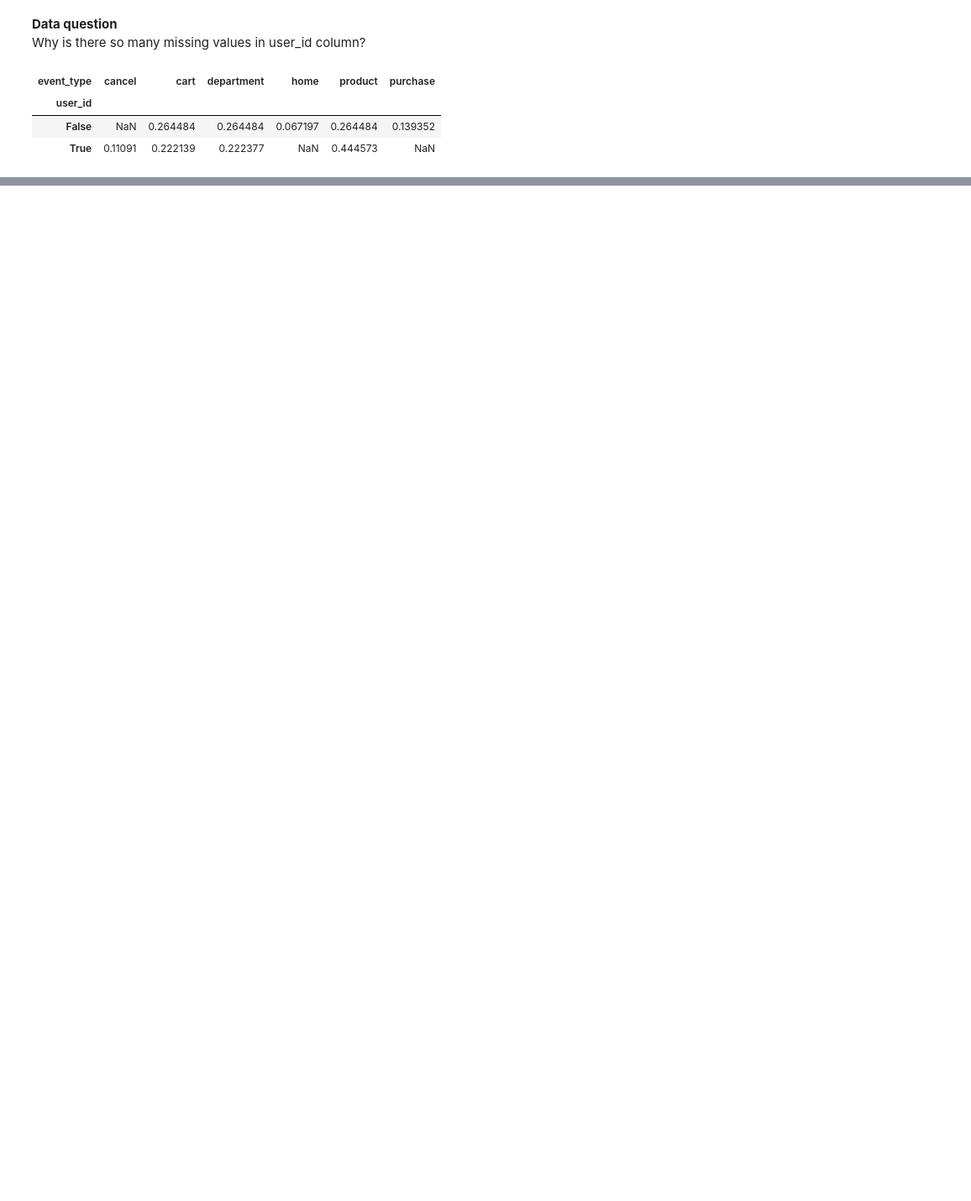
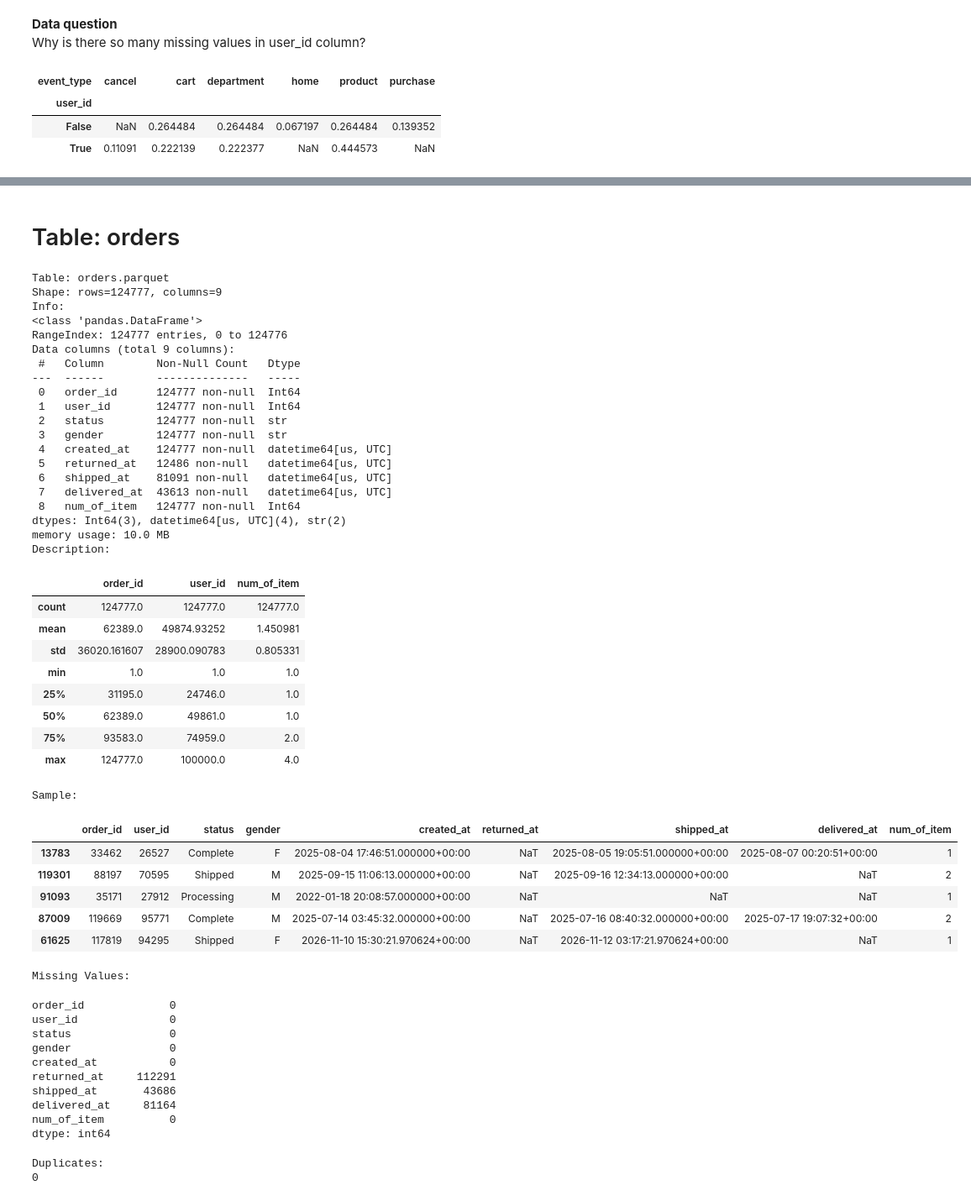
Before and after one commit to karo-liter/thelook_project, a Jupyter notebook: 2_overview_clean_load.ipynb, the cells around one changed output, grey strips where cells are left out. Shown at 84% size. Drawn from its saved outputs; the diff is of its cells as text; code cells hidden in the pictures; blank space fills up the shorter version.

```diff
--- a/2_overview_clean_load.ipynb
+++ b/2_overview_clean_load.ipynb
@@ -241,0 +461,67 @@ Next Business Questions
+# %% [markdown]
+# Table: orders
+# %%
+# orders table overview
+df = pd.read_parquet("raw_data/orders.parquet")
+print(f"Table: orders.parquet")
+print(f"Shape: rows={df.shape[0]}, columns={df.shape[1]}")
+print("Info:")
+df.info()
+print("Description:")
+display(df.describe())
+print("Sample:")
+display(df.sample(5))
+print("Missing Values:")
+display(df.isna().sum())
+print("Duplicates:")
+print(df.duplicated().sum())
+# %% [output]
+Table: orders.parquet
+Shape: rows=124777, columns=9
+Info:
+<class 'pandas.DataFrame'>
+RangeIndex: 124777 entries, 0 to 124776
+Data columns (total 9 columns):
+ #   Column        Non-Null Count   Dtype
+---  ------        --------------   -----
+ 0   order_id      124777 non-null  Int64
+ 1   user_id       124777 non-null  Int64
+ 2   status        124777 non-null  str
+ 3   gender        124777 non-null  str
+ 4   created_at    124777 non-null  datetime64[us, UTC]
+ 5   returned_at   12486 non-null   datetime64[us, UTC]
+ 6   shipped_at    81091 non-null   datetime64[us, UTC]
+ 7   delivered_at  43613 non-null   datetime64[us, UTC]
+ 8   num_of_item   124777 non-null  Int64
+dtypes: Int64(3), datetime64[us, UTC](4), str(2)
+memory usage: 10.0 MB
+Description:
+|  | order_id | user_id | num_of_item |
+| count | 124777.0 | 124777.0 | 124777.0 |
+| mean | 62389.0 | 49874.93252 | 1.450981 |
+| std | 36020.161607 | 28900.090783 | 0.805331 |
+| min | 1.0 | 1.0 | 1.0 |
+| 25% | 31195.0 | 24746.0 | 1.0 |
+| 50% | 62389.0 | 49861.0 | 1.0 |
+| 75% | 93583.0 | 74959.0 | 2.0 |
+| max | 124777.0 | 100000.0 | 4.0 |
+Sample:
+|  | order_id | user_id | status | gender | created_at | returned_at | shipped_at | delivered_at | num_of_item |
+| 13783 | 33462 | 26527 | Complete | F | 2025-08-04 17:46:51.000000+00:00 | NaT | 2025-08-05 19:05:51.000000+00:00 | 2025-08-07 00:20:51+00:00 | 1 |
+| 119301 | 88197 | 70595 | Shipped | M | 2025-09-15 11:06:13.000000+00:00 | NaT | 2025-09-16 12:34:13.000000+00:00 | NaT | 2 |
+| 91093 | 35171 | 27912 | Processing | M | 2022-01-18 20:08:57.000000+00:00 | NaT | NaT | NaT | 1 |
+| 87009 | 119669 | 95771 | Complete | M | 2025-07-14 03:45:32.000000+00:00 | NaT | 2025-07-16 08:40:32.000000+00:00 | 2025-07-17 19:07:32+00:00 | 2 |
+| 61625 | 117819 | 94295 | Shipped | F | 2026-11-10 15:30:21.970624+00:00 | NaT | 2026-11-12 03:17:21.970624+00:00 | NaT | 1 |
+Missing Values:
+order_id             0
+user_id              0
+status               0
+gender               0
+created_at           0
+returned_at     112291
+shipped_at       43686
+delivered_at     81164
+num_of_item          0
+dtype: int64
+Duplicates:
+0
```
Also changed, not shown: parts of 36 cells of this notebook, 2 other files.
